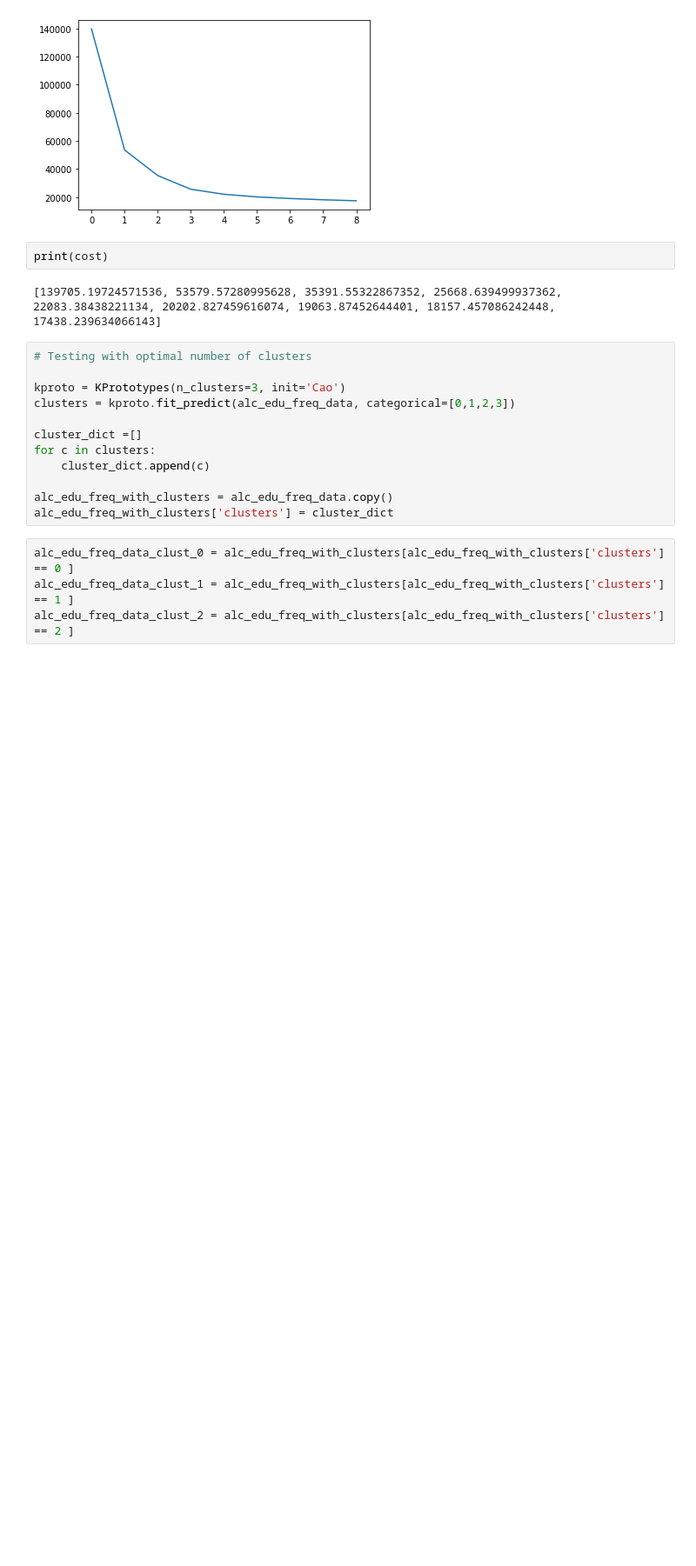
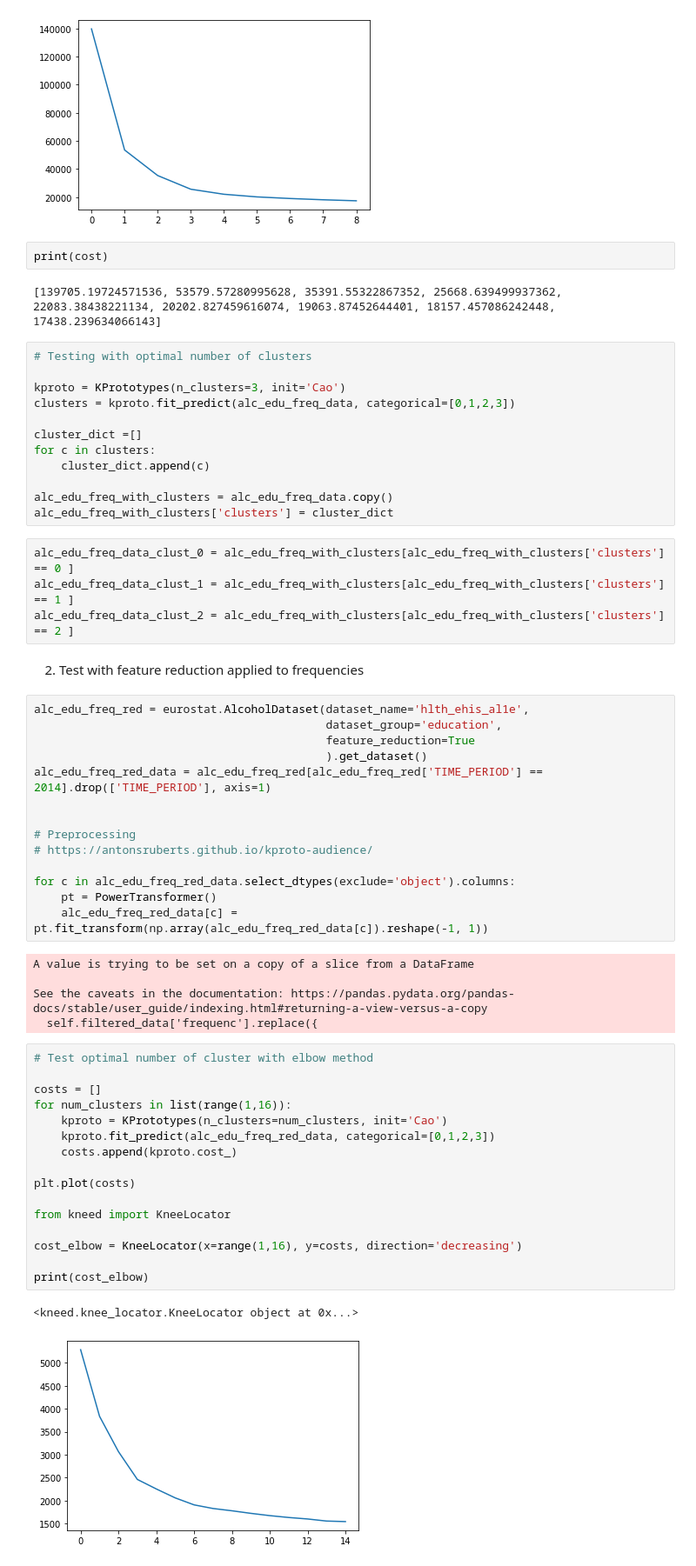
Before and after one commit to imhlas/datascience-miniproject, a Jupyter notebook: data/education_analysis.ipynb, the cells around one changed output. Shown at 87% size. Saved outputs shown, nothing was run; the diff lists cells and outputs as text; blank space fills up the shorter version.

Commit message:
Education analysis continues

```diff
--- a/data/education_analysis.ipynb
+++ b/data/education_analysis.ipynb
@@ -39,3 +47,43 @@ alc_edu_freq_with_clusters['clusters'] = cluster_dict
 alc_edu_freq_data_clust_0 = alc_edu_freq_with_clusters[alc_edu_freq_with_clusters['clusters'] == 0 ]
 alc_edu_freq_data_clust_1 = alc_edu_freq_with_clusters[alc_edu_freq_with_clusters['clusters'] == 1 ]
 alc_edu_freq_data_clust_2 = alc_edu_freq_with_clusters[alc_edu_freq_with_clusters['clusters'] == 2 ]
+# %% [markdown]
+2. Test with feature reduction applied to frequencies
+# %%
+alc_edu_freq_red = eurostat.AlcoholDataset(dataset_name='hlth_ehis_al1e',
+                                           dataset_group='education',
+                                           feature_reduction=True
+                                           ).get_dataset()
+alc_edu_freq_red_data = alc_edu_freq_red[alc_edu_freq_red['TIME_PERIOD'] == 2014].drop(['TIME_PERIOD'], axis=1)
+
+
+# Preprocessing
+# https://antonsruberts.github.io/kproto-audience/
+
+for c in alc_edu_freq_red_data.select_dtypes(exclude='object').columns:
+    pt = PowerTransformer()
+    alc_edu_freq_red_data[c] =  pt.fit_transform(np.array(alc_edu_freq_red_data[c]).reshape(-1, 1))
+# %% [output]
+A value is trying to be set on a copy of a slice from a DataFrame
+
+See the caveats in the documentation: https://pandas.pydata.org/pandas-docs/stable/user_guide/indexing.html#returning-a-view-versus-a-copy
+  self.filtered_data['frequenc'].replace({
+# %%
+# Test optimal number of cluster with elbow method
+
+costs = []
+for num_clusters in list(range(1,16)):
+    kproto = KPrototypes(n_clusters=num_clusters, init='Cao')
+    kproto.fit_predict(alc_edu_freq_red_data, categorical=[0,1,2,3])
+    costs.append(kproto.cost_)
+
+plt.plot(costs)
+
+from kneed import KneeLocator
+
+cost_elbow = KneeLocator(x=range(1,16), y=costs, direction='decreasing')
+
+print(cost_elbow)
+# %% [output]
+<kneed.knee_locator.KneeLocator object at 0x...>
+[figure, added]
```
Also changed, not shown: parts of 12 cells of this notebook, 1 other file.
